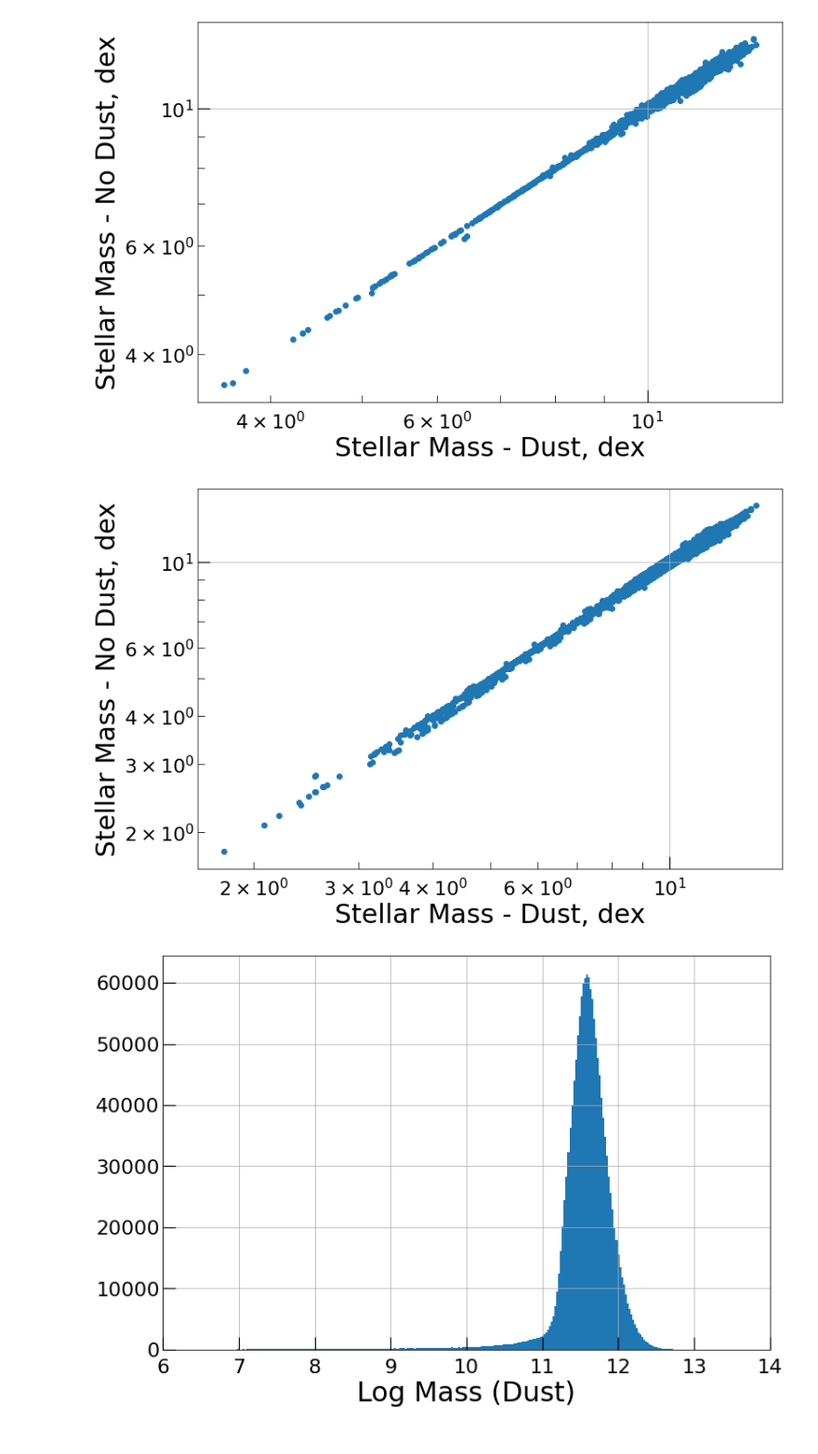
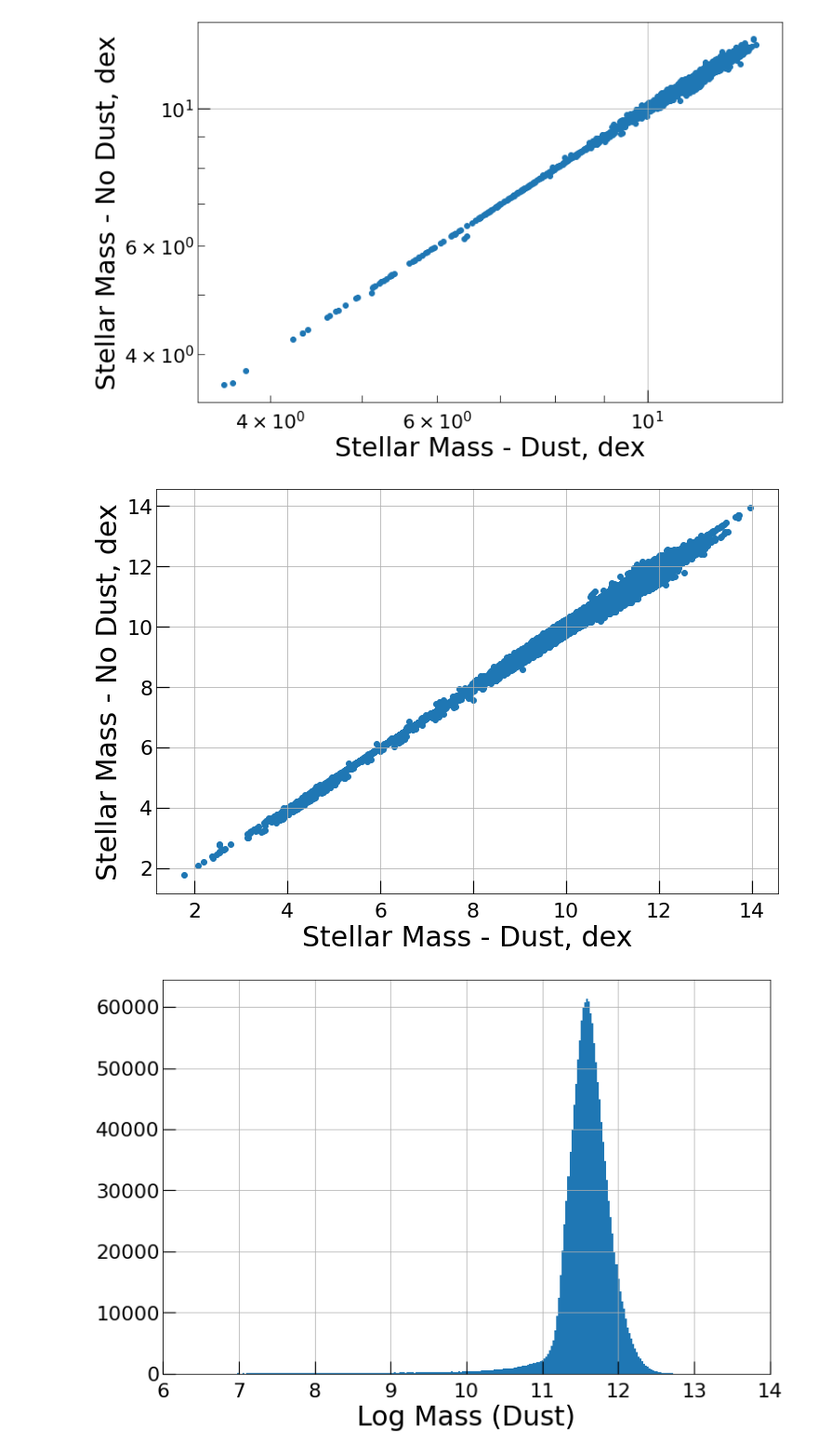
Before and after one commit to idrkhowto/Stellar-Mass-Estimates-SDSS_DR12, a Jupyter notebook: SDSS12_Stellar_Mass_Estimates.ipynb, the cells around one changed output. Shown at 93% size. Drawn from its saved outputs; the diff is of its cells as text; code cells hidden in the pictures.

```diff
--- a/SDSS12_Stellar_Mass_Estimates.ipynb
+++ b/SDSS12_Stellar_Mass_Estimates.ipynb
@@ -166,42 +166,42 @@ Text(0, 0.5, 'Stellar Mass - No Dust, dex')
 
 plt.figure(figsize=(12,8))
 plt.grid()
-plt.xscale('log')
-plt.yscale('log')
+#plt.xscale('log')
+#plt.yscale('log')
 
 plt.scatter(StellarMassDust_data.field(17), StellarMassNoDust_data.field(17))
 
 plt.xlabel('Stellar Mass - Dust, dex', size = 30)
 plt.ylabel('Stellar Mass - No Dust, dex', size = 30)
 
 plt.figure(figsize=(12,8))
 plt.grid()
 
 #Dust
 plt.xlabel('Log Mass (Dust)', size = 30)
 plt.xlim((6,14))
 plt.hist(StellarMassDust_data.field(17), bins=500)
 plt.show()
 
 plt.figure(figsize=(12,8))
 plt.grid()
 
 #No Dust
 plt.xlabel('Log Mass (No Dust)', size = 30)
 plt.xlim((6,14))
 plt.hist(StellarMassNoDust_data.field(17), bins=500)
 plt.show()
 
 plt.figure(figsize=(12,8))
 plt.grid()
 
 #Difference
 plt.xlabel('Log Mass (Dust-No Dust)', size = 30)
 plt.ylim((0,30000))
 plt.hist(StellarMassDust_data.field(17) - StellarMassNoDust_data.field(17), bins=500)
 plt.show()
 # %% [output]
-[figure, old version]
+[figure, new version]
 [figure]
 [figure]
 [figure]
```
